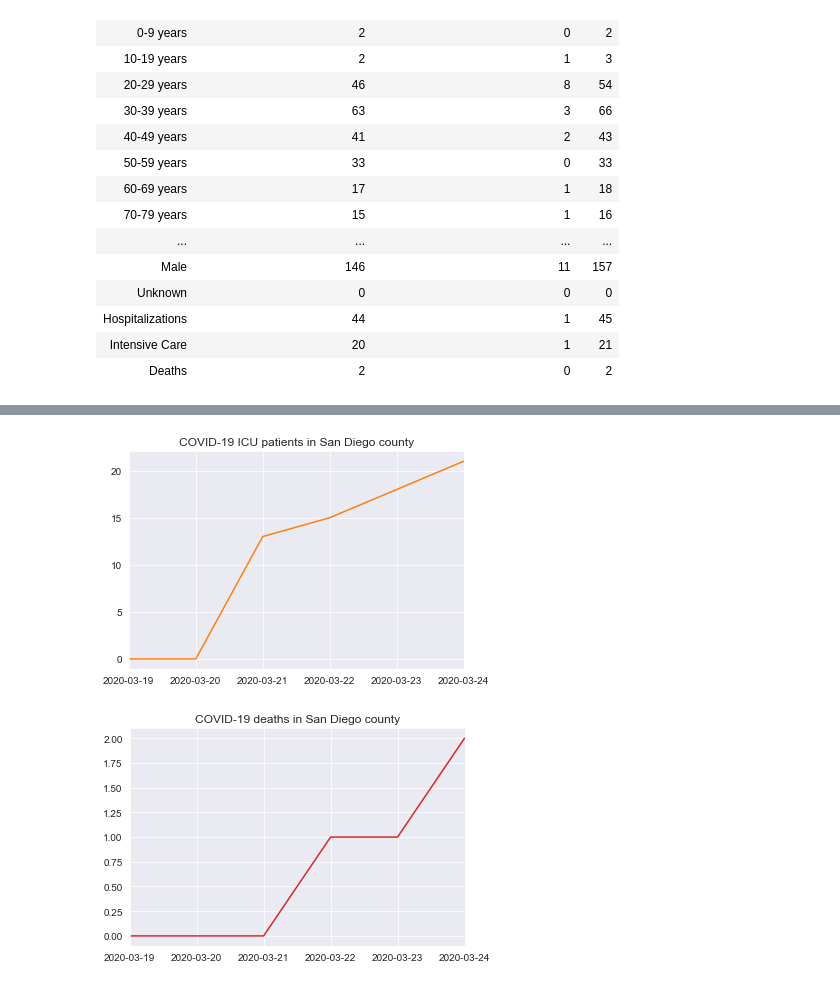
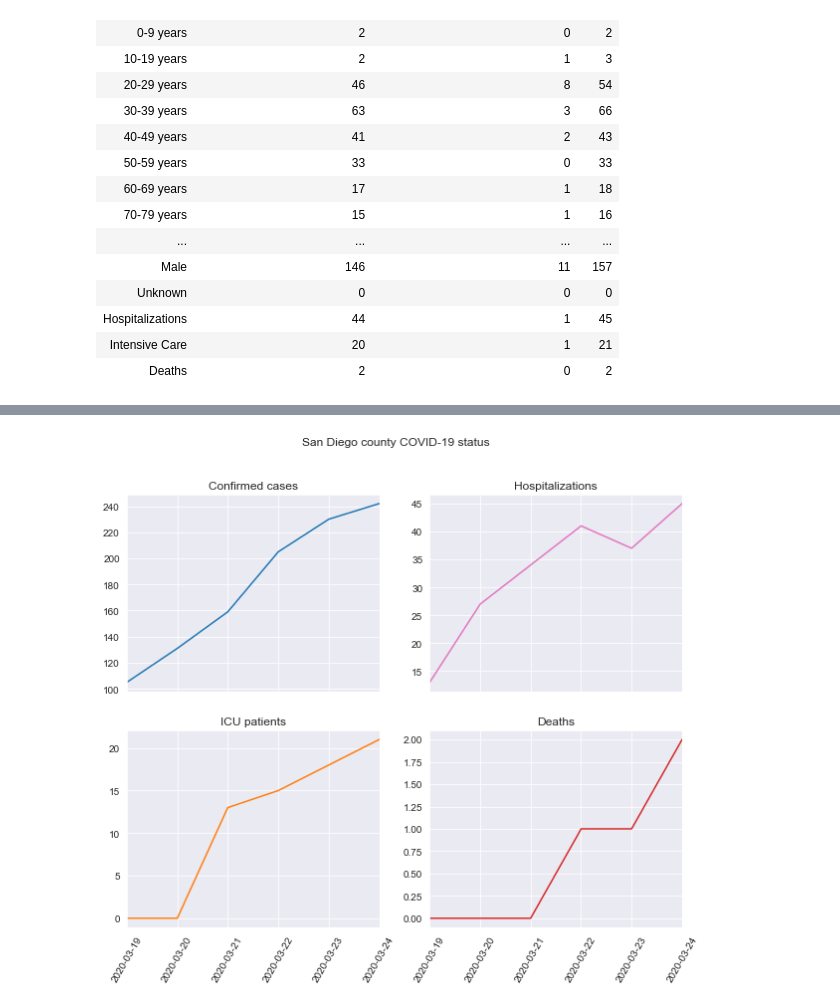
Before and after one commit to jasongfleischer/SanDiegoCountyCOVID19, a Jupyter notebook: San Diego Country Coronavirus History.ipynb, the cells around one changed output, grey strips where cells are left out. Cells and saved outputs as stored; diff of their text form; code cells hidden in the pictures.

Commit message:
better visualization

```diff
--- a/San Diego Country Coronavirus History.ipynb
+++ b/San Diego Country Coronavirus History.ipynb
@@ -119,8 +111,12 @@ hospitalizations.plot(title='COVID-19 hospitalizations in San Diego county', col
-# %%
-icu.plot(title='COVID-19 ICU patients in San Diego county', color=colors[1]);
-# %% [output]
-[figure, removed]
-# %%
-deaths.plot(title='COVID-19 deaths in San Diego county', color=colors[3]);
-# %% [output]
-[figure, removed]
+# %%
+fig, ( (ax1,ax2), (ax3,ax4)) = plt.subplots(2, 2, sharex=True, figsize=(10,8))
+cases.plot(title='Confirmed cases', color=colors[0], ax=ax1);
+hospitalizations.plot(title='Hospitalizations', color=colors[6], ax=ax2);
+icu.plot(title='ICU patients', color=colors[1], ax=ax3);
+deaths.plot(title='Deaths', color=colors[3], ax=ax4);
+for ax in fig.axes:
+    plt.sca(ax)
+    plt.xticks(rotation=60)
+plt.suptitle('San Diego county COVID-19 status');
+# %% [output]
+[figure, added]
```
Also changed, not shown: parts of 2 cells of this notebook.
